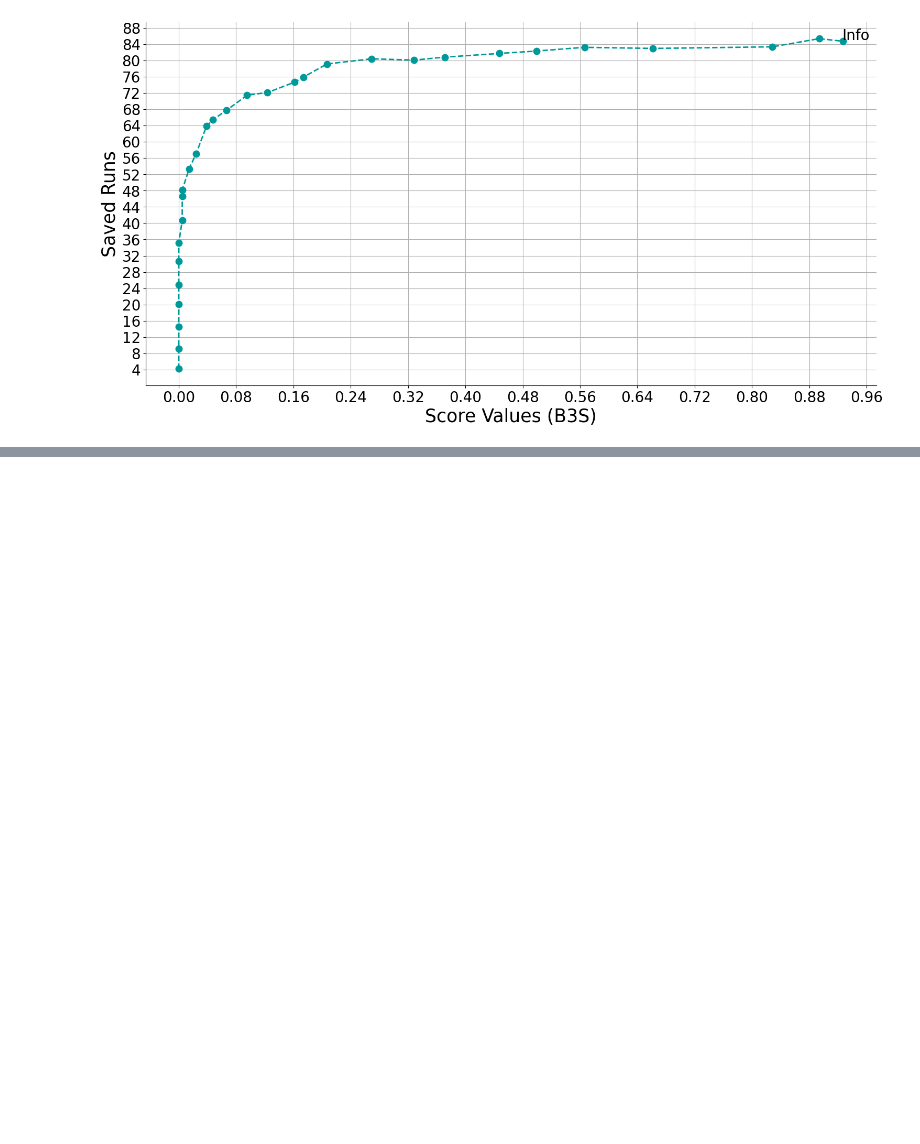
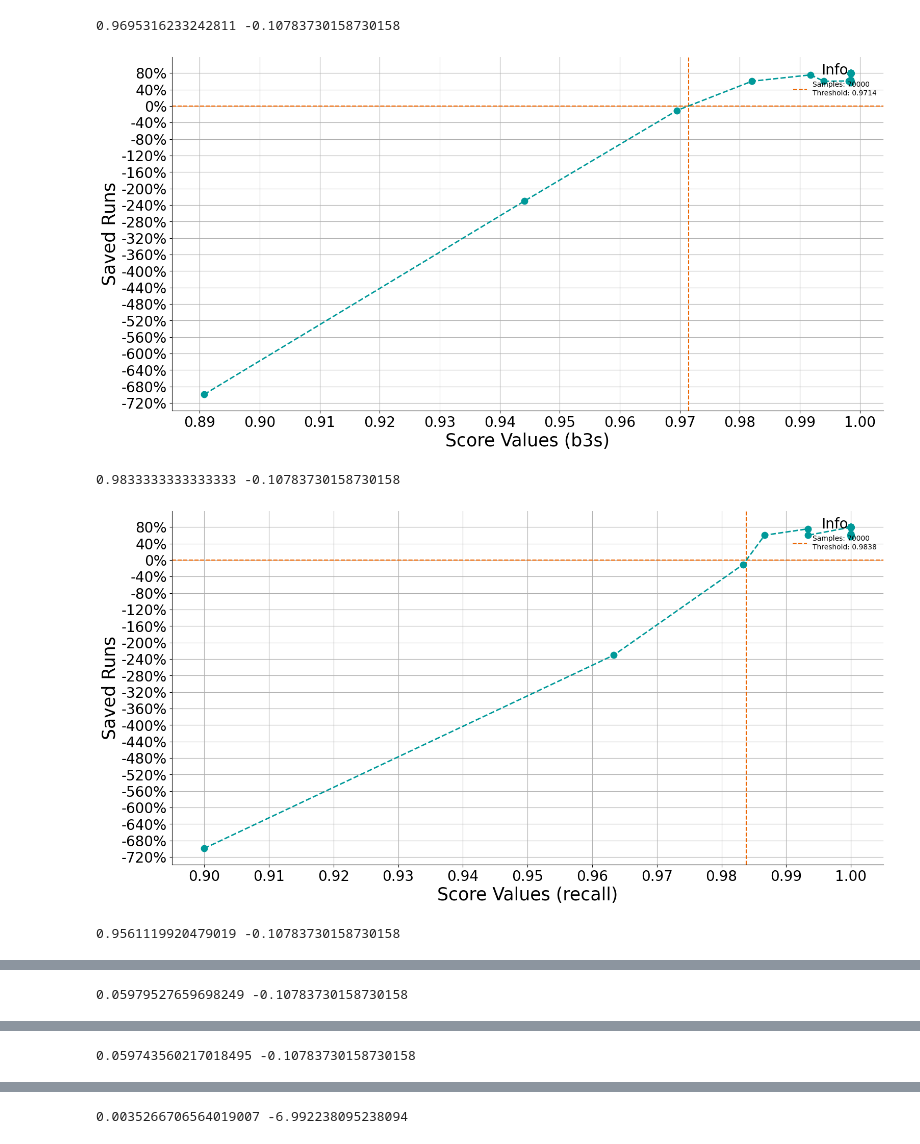
Before and after one commit to Omar88magdy/ml-assisted-binary-search, a Jupyter notebook: plot.ipynb, the cells around one changed output, grey strips where cells are left out. Drawn from its saved outputs; the diff is of its cells as text; code cells hidden in the pictures; blank space fills up the shorter version.

```diff
--- a/plot.ipynb
+++ b/plot.ipynb
@@ -3,6 +3,7 @@ import matplotlib.pyplot as plt
 from matplotlib.ticker import MaxNLocator
 import os
 import pandas as pd
+import numpy as np
 
 
 def plot(
@@ -31,10 +32,15 @@ def plot(
             -1
         ]  # Find the last index where saved runs are negative
         # Perform linear interpolation
+        print(scores_means[negative_index], saved_runs_means[negative_index])
         x1 = scores_means[negative_index]
         y1 = saved_runs_means[negative_index]
-        x2 = scores_means[negative_index + 1]
-        y2 = saved_runs_means[negative_index + 1]
+        if metric == "wbce":
+            factor = -1
+        else:
+            factor = 1
+        x2 = scores_means[negative_index + factor]
+        y2 = saved_runs_means[negative_index + factor]
 
         x_zero_cross = x1 + (0 - y1) / (y2 - y1) * (x2 - x1)
 
@@ -117,4 +123,7 @@ def plot(
             dpi=350,
         )
 
-    plt.show
+    # make the y-axis a percentage
+    plt.gca().yaxis.set_major_formatter(plt.FuncFormatter(lambda x, _: f"{x:.0%}"))
+
+    plt.show()
@@ -174,17 +181,47 @@ plot(
 # %%
-data = pd.read_csv(
-    "results/equilibrium_b3s_plot.csv")
-data = data.sort_values("score_avg")
-plot(
-    algorithm="Equilibrium",
-    metric="B3S",
-    # metric='Harmonic TNR Recall',
-    samples=70000,
-    scores=list(data["score_avg"]),
-    saved_runs=list(data["saved_runs_avg"] * 100),
-    save_fig=True,
-    transparent=True,
-    markersize=9,
-)
+# data = pd.read_csv(
+#     "results/equilibrium_b3s_plot.csv")
+# data = data.sort_values("score_avg")
+# plot(
+#     algorithm="Equilibrium",
+#     metric="B3S",
+#     # metric='Harmonic TNR Recall',
+#     samples=70000,
+#     scores=list(data["score_avg"]),
+#     saved_runs=list(data["saved_runs_avg"] * 100),
+#     save_fig=True,
+#     transparent=True,
+#     markersize=9,
+# )
-# %% [output]
-[figure, removed]
+# %%
+df = pd.read_pickle("results__hom.pkl")
+
+def expand_dict_column(df, column):
+    return
+
+
+df = pd.concat([df.drop(["score"], axis=1),
+               df["score"].apply(pd.Series)], axis=1)
+
+df["mean_saved_runs"] = df["saved_runs"].map(lambda x: np.mean(x))
+
+metrics = ["b3s", "recall", "tnr", "f1", "htp", "wbce"]
+
+for metric in metrics:
+    df.sort_values(by=metric, inplace=True)
+    plot(
+        algorithm="HOM",
+        metric=metric,
+        samples=70000,
+        scores=list(df[metric]),
+        saved_runs=list(df["mean_saved_runs"]),
+        save_fig=True,
+        transparent=True,
+        markersize=9,
+    )
+# %% [output]
+0.9695316233242811 -0.10783730158730158
+[figure, added]
+0.9833333333333333 -0.10783730158730158
+[figure, added]
+0.9561119920479019 -0.10783730158730158
@@ -190,0 +229 @@ plot(
+0.05979527659698249 -0.10783730158730158
@@ -190,0 +231 @@ plot(
+0.059743560217018495 -0.10783730158730158
@@ -190,0 +233 @@ plot(
+0.0035266706564019007 -6.992238095238094
```
Also changed, not shown: parts of 10 cells of this notebook, 21 other files.
